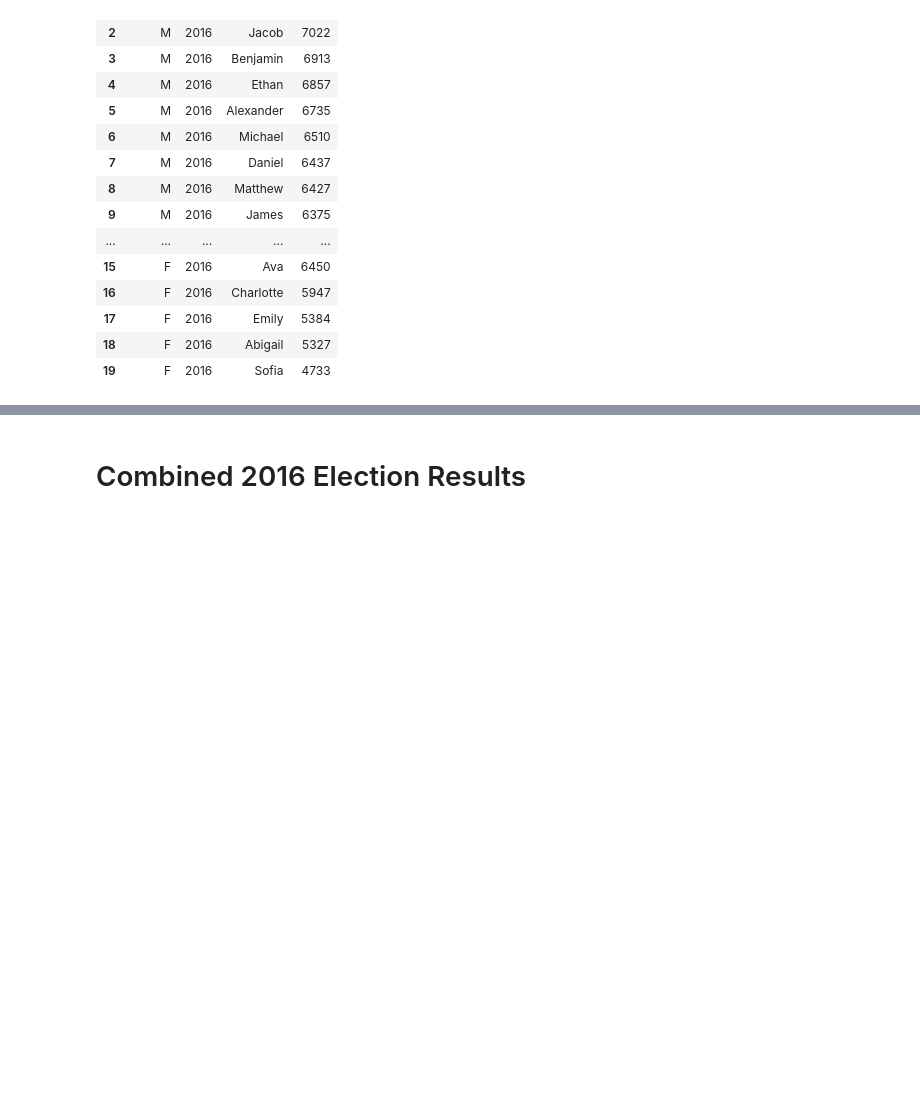
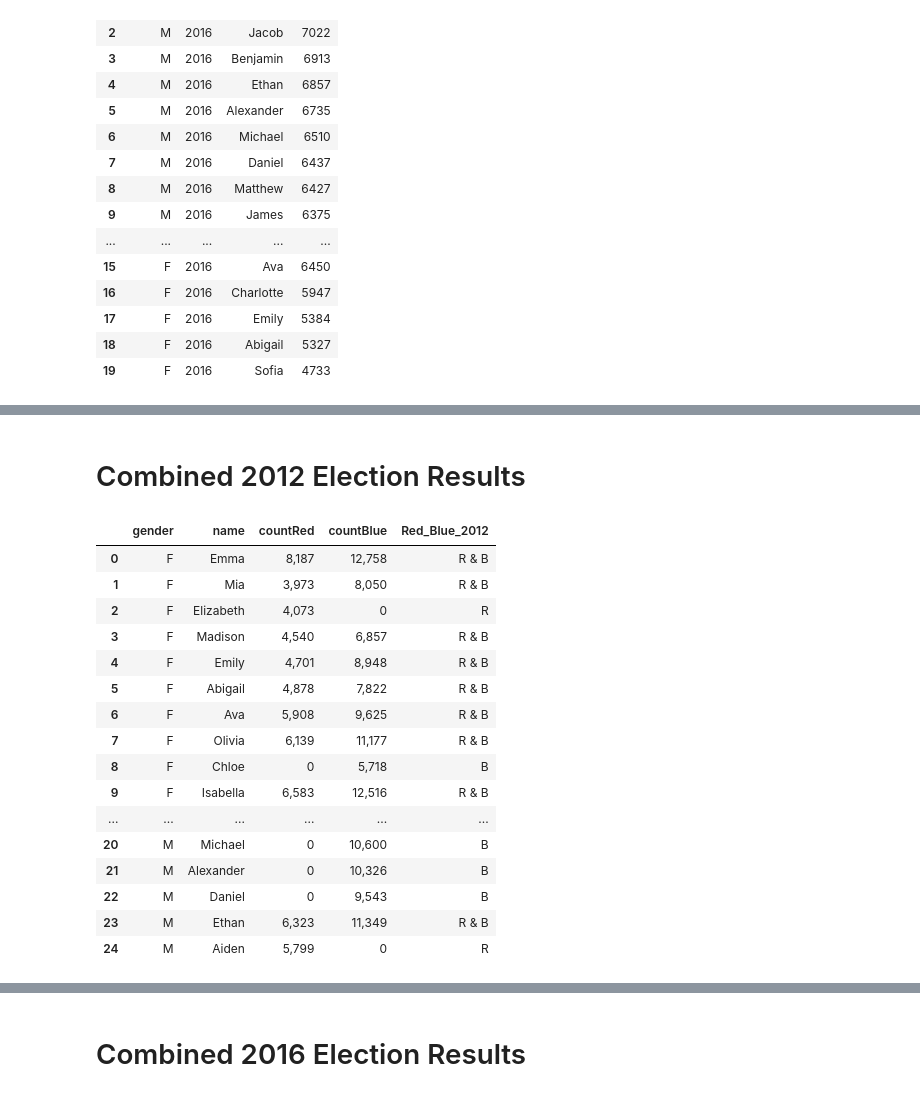
Before and after one commit to GizemYP/columbia_group_project, a Jupyter notebook: Part_II_ElectionYrSummary_USmap.ipynb, the cells around one changed output, grey strips where cells are left out. Saved outputs shown, nothing was run; the diff lists cells and outputs as text; code cells hidden in the pictures; blank space fills up the shorter version.

```diff
--- a/Part_II_ElectionYrSummary_USmap.ipynb
+++ b/Part_II_ElectionYrSummary_USmap.ipynb
@@ -360,0 +354,34 @@ topBlueNames2016_sorted.sort_values(['gender','count'], ascending=False).reset_i
+# %% [markdown]
+# Combined 2012 Election Results
+# %%
+#combine 2012 Red & Blue State results into one DF to idenity matches and variances in top 10 names
+name_2012summary_df=pd.merge(topRedNames2012_sorted,topBlueNames2012_sorted,how='outer',
+                         on=['name','gender'], suffixes=('Red','Blue'))
+name_2012summary_df.replace(np.nan, 0, inplace=True)
+name_2012summary_df['Red']=np.where(name_2012summary_df['countRed']>0,'R','') #to add a column ideintifying name in the red state
+name_2012summary_df['Blue']=np.where(name_2012summary_df['countBlue']>0,'B','') #to add a column identifying name in the blue state
+name_2012summary_df['Red_Blue_2012']= name_2012summary_df.Red + name_2012summary_df.Blue #to combine red and blue state columns
+name_2012summary_df.Red_Blue_2012.replace(['RB','R','B'],['R & B', 'R', 'B'],inplace=True) #replace values in Red_Blue column
+
+#to format count columns
+pd.options.display.float_format = '{:,.0f}'.format
+#finalize presentation of the df
+name_2012summary_df.drop(['yearRed','yearBlue','Red','Blue'],axis=1).sort_values('gender').reset_index(drop=True) #drop unnecessary columns and show the DF
+# %% [output]
+|  | gender | name | countRed | countBlue | Red_Blue_2012 |
+| 0 | F | Emma | 8,187 | 12,758 | R & B |
+| 1 | F | Mia | 3,973 | 8,050 | R & B |
+| 2 | F | Elizabeth | 4,073 | 0 | R |
+| 3 | F | Madison | 4,540 | 6,857 | R & B |
+| 4 | F | Emily | 4,701 | 8,948 | R & B |
+| 5 | F | Abigail | 4,878 | 7,822 | R & B |
+| 6 | F | Ava | 5,908 | 9,625 | R & B |
+| 7 | F | Olivia | 6,139 | 11,177 | R & B |
+| 8 | F | Chloe | 0 | 5,718 | B |
+| 9 | F | Isabella | 6,583 | 12,516 | R & B |
+| ... | ... | ... | ... | ... | ... |
+| 20 | M | Michael | 0 | 10,600 | B |
+| 21 | M | Alexander | 0 | 10,326 | B |
+| 22 | M | Daniel | 0 | 9,543 | B |
+| 23 | M | Ethan | 6,323 | 11,349 | R & B |
+| 24 | M | Aiden | 5,799 | 0 | R |
```
Also changed, not shown: parts of 20 cells of this notebook, 3 other files.
